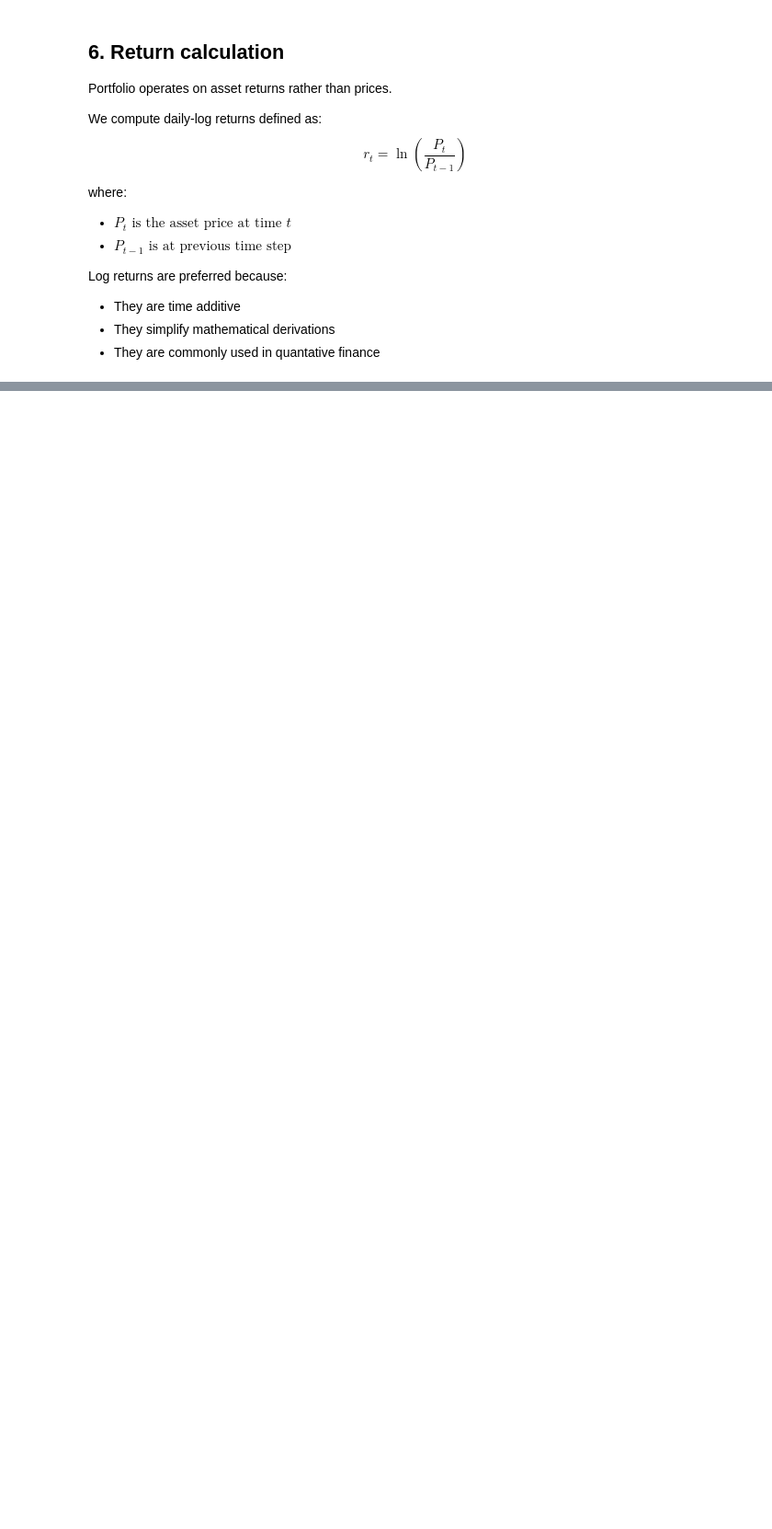
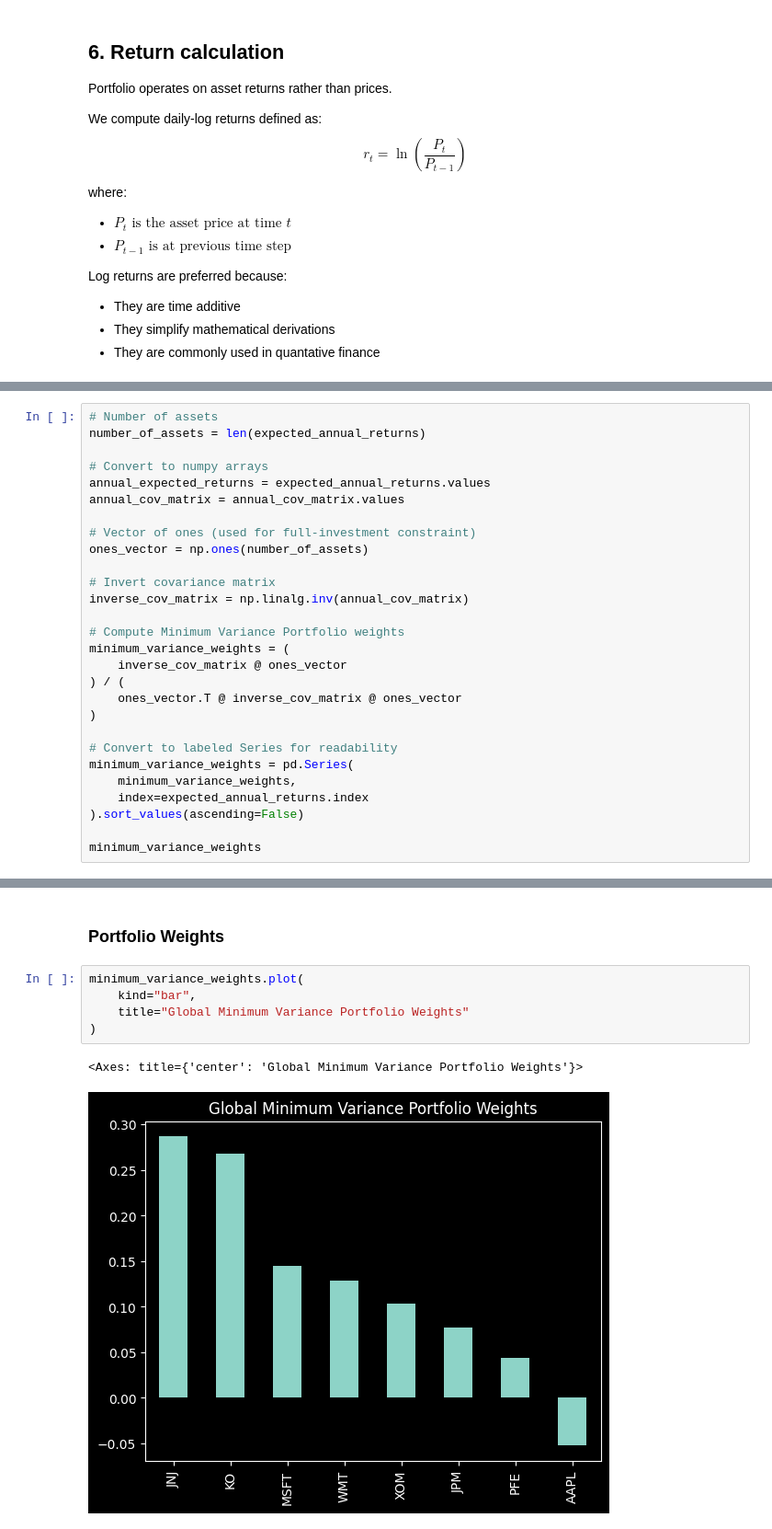
Before and after one commit to Enarb1/portfolio-optimization-eur, a Jupyter notebook: portfolio_optimization.ipynb, the cells around one changed output, grey strips where cells are left out. Shown at 92% size. Saved outputs shown, nothing was run; the diff lists cells and outputs as text; blank space fills up the shorter version.

Commit message:
Added estimation of expected returns, covariance matrix, and GMVP

```diff
--- a/portfolio_optimization.ipynb
+++ b/portfolio_optimization.ipynb
@@ -119,0 +243,28 @@ log_returns.head()
+# %%
+# Number of assets
+number_of_assets = len(expected_annual_returns)
+
+# Convert to numpy arrays
+annual_expected_returns = expected_annual_returns.values
+annual_cov_matrix = annual_cov_matrix.values
+
+# Vector of ones (used for full-investment constraint)
+ones_vector = np.ones(number_of_assets)
+
+# Invert covariance matrix
+inverse_cov_matrix = np.linalg.inv(annual_cov_matrix)
+
+# Compute Minimum Variance Portfolio weights
+minimum_variance_weights = (
+    inverse_cov_matrix @ ones_vector
+) / (
+    ones_vector.T @ inverse_cov_matrix @ ones_vector
+)
+
+# Convert to labeled Series for readability
+minimum_variance_weights = pd.Series(
+    minimum_variance_weights,
+    index=expected_annual_returns.index
+).sort_values(ascending=False)
+
+minimum_variance_weights
@@ -119,0 +340,10 @@ log_returns.head()
+# %% [markdown]
+### Portfolio Weights
+# %%
+minimum_variance_weights.plot(
+    kind="bar",
+    title="Global Minimum Variance Portfolio Weights"
+)
+# %% [output]
+<Axes: title={'center': 'Global Minimum Variance Portfolio Weights'}>
+[figure, added]
```
Also changed, not shown: parts of 12 cells of this notebook.
